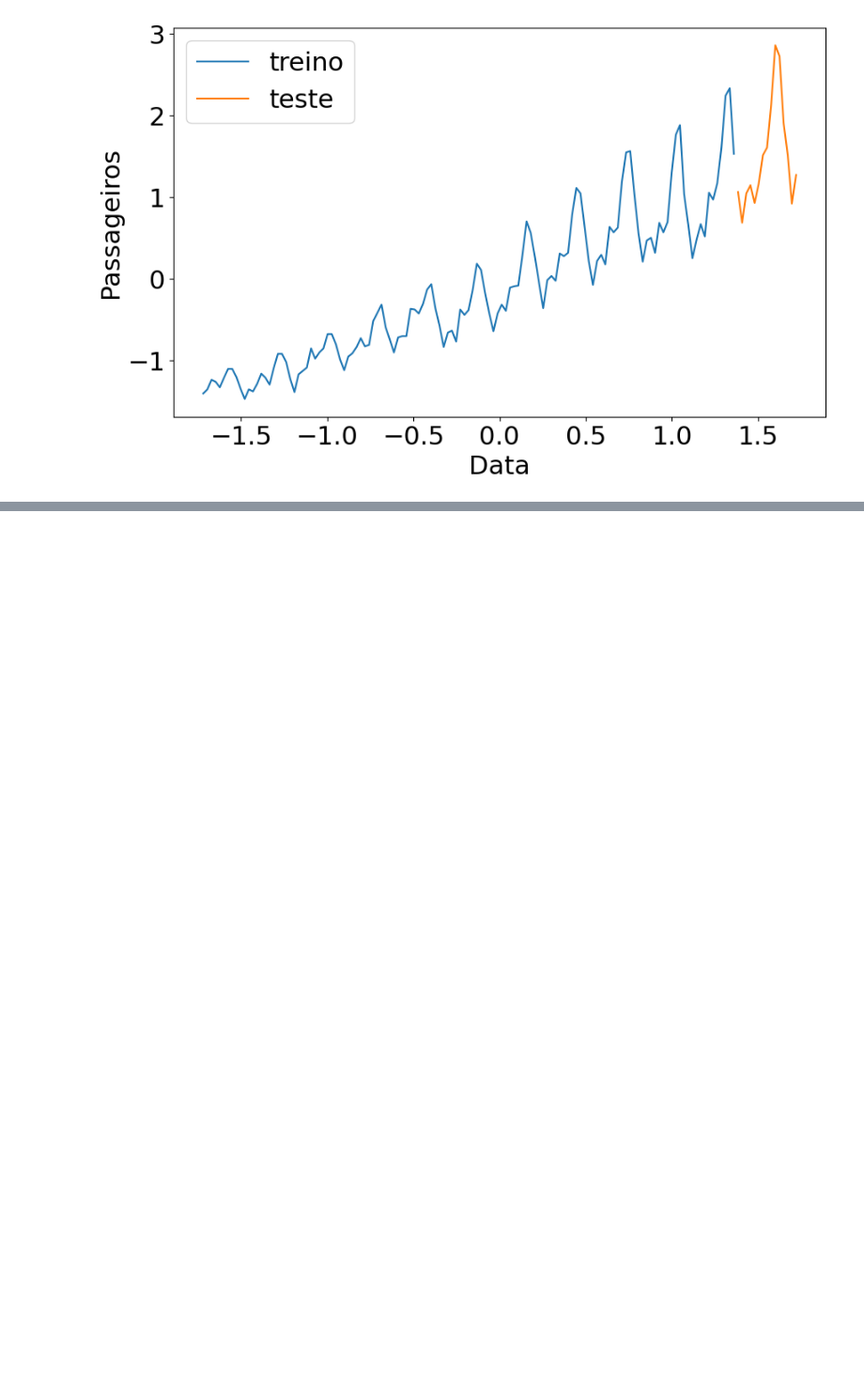
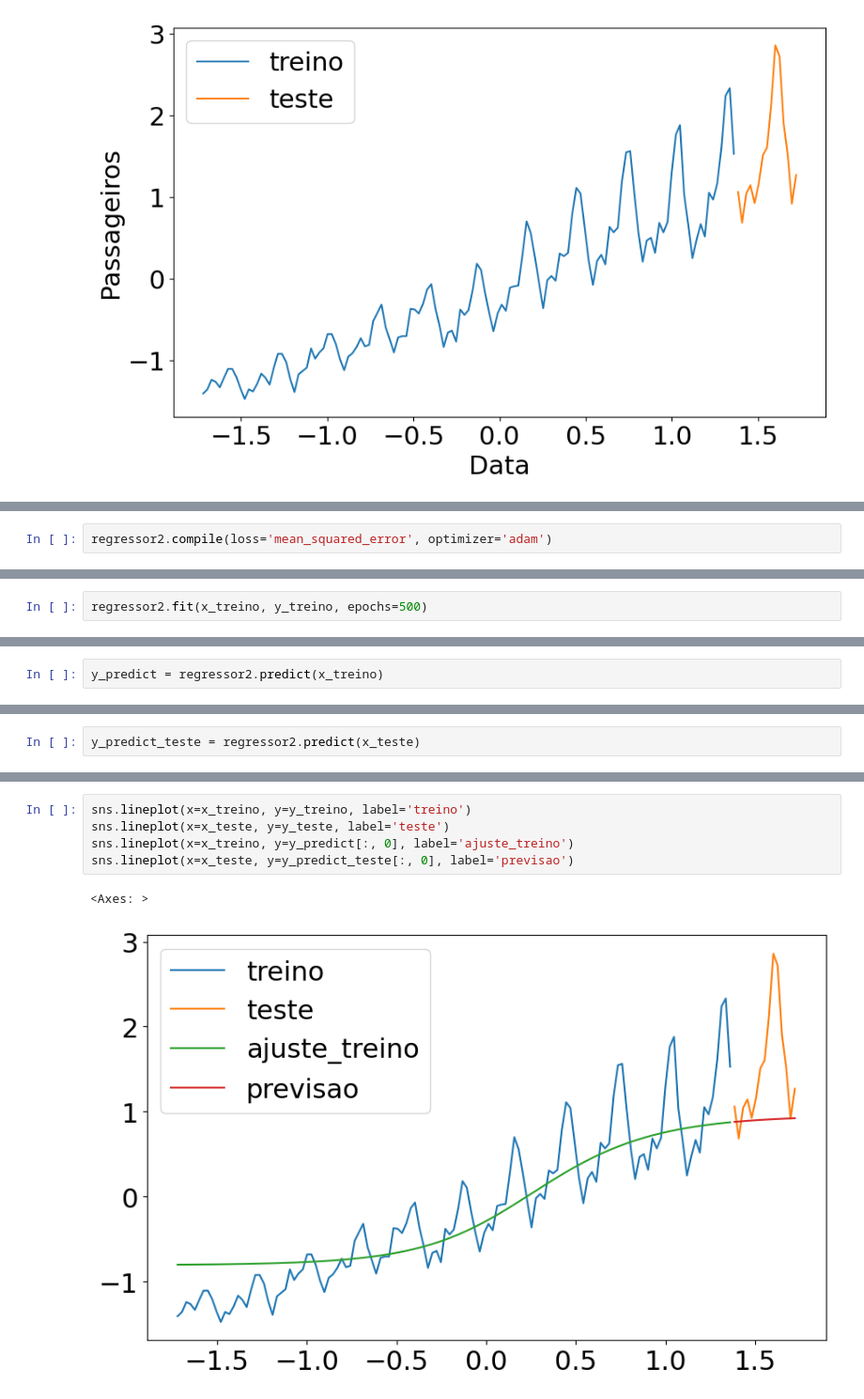
Before and after one commit to mateusopaiva/deep-learning-previsao-keras, a Jupyter notebook: Deep_Learning_previsão_com_Keras.ipynb, the cells around one changed output, grey strips where cells are left out. Shown: that part at 94% size. Drawn from its saved outputs; the diff is of its cells as text; blank space fills up the shorter version.

```diff
--- a/Deep_Learning_previsão_com_Keras.ipynb
+++ b/Deep_Learning_previsão_com_Keras.ipynb
@@ -61,0 +157,2 @@ Text(0.5, 0, 'Data')
+# %%
+regressor2.compile(loss='mean_squared_error', optimizer='adam')
@@ -61,0 +177,2 @@ Text(0.5, 0, 'Data')
+# %%
+regressor2.fit(x_treino, y_treino, epochs=500)
@@ -61,0 +198,2 @@ Text(0.5, 0, 'Data')
+# %%
+y_predict = regressor2.predict(x_treino)
@@ -61,0 +202,2 @@ Text(0.5, 0, 'Data')
+# %%
+y_predict_teste = regressor2.predict(x_teste)
@@ -61,0 +206,8 @@ Text(0.5, 0, 'Data')
+# %%
+sns.lineplot(x=x_treino, y=y_treino, label='treino')
+sns.lineplot(x=x_teste, y=y_teste, label='teste')
+sns.lineplot(x=x_treino, y=y_predict[:, 0], label='ajuste_treino')
+sns.lineplot(x=x_teste, y=y_predict_teste[:, 0], label='previsao')
+# %% [output]
+<Axes: >
+[figure, added]
```
Also changed, not shown: parts of 27 cells of this notebook.
